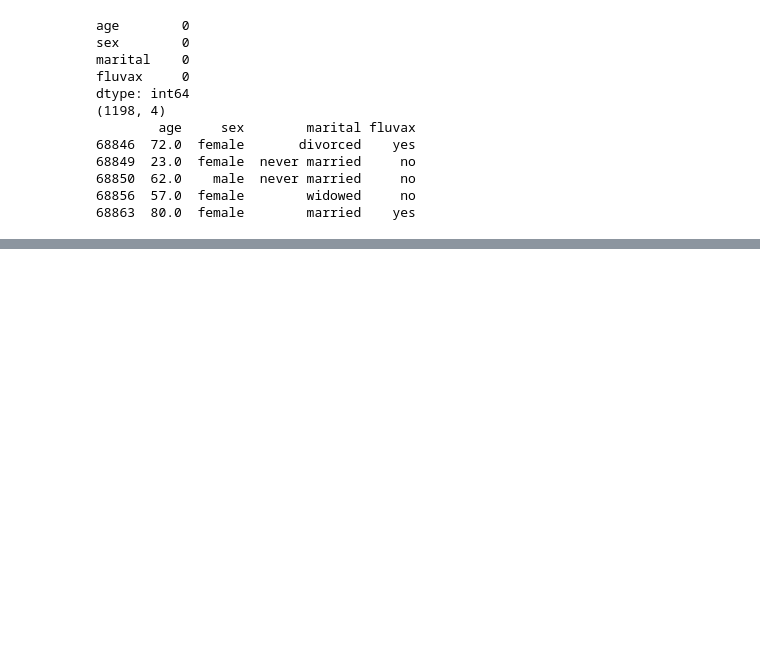
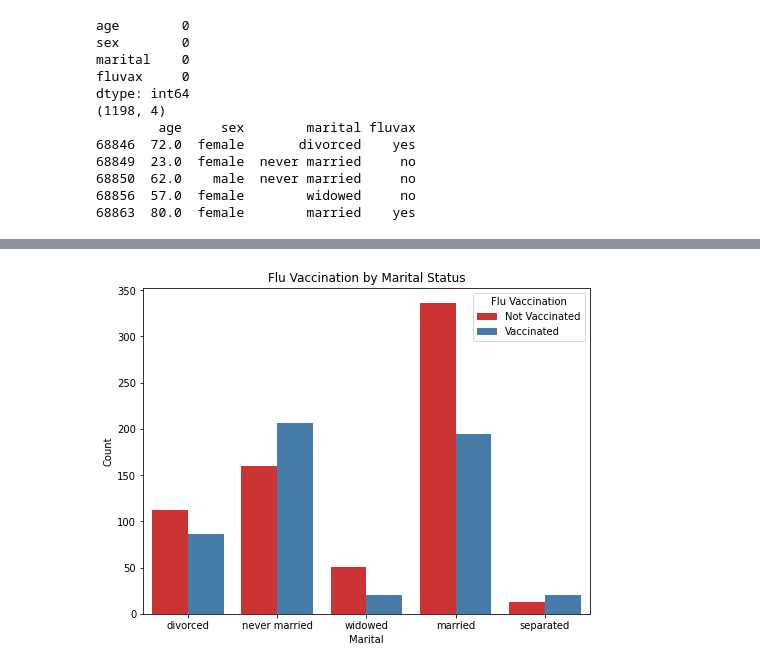
Before and after one commit to DS3001/group21, a Jupyter notebook: data_reading.ipynb, the cells around one changed output, grey strips where cells are left out. Drawn from its saved outputs; the diff is of its cells as text; code cells hidden in the pictures; blank space fills up the shorter version.

Commit message:
adding the graph for the marital status

```diff
--- a/data_reading.ipynb
+++ b/data_reading.ipynb
@@ -87,0 +88,16 @@ plt.show()
+# %%
+plt.figure(figsize=(8, 6))
+sns.countplot(x='marital', hue='fluvax', data=final_data_frame, palette='Set1')
+
+# Set labels and title
+plt.xlabel('Marital')
+plt.ylabel('Count')
+plt.title('Flu Vaccination by Marital Status')
+
+# Show the legend for the 'fluvax' values
+plt.legend(title='Flu Vaccination', labels=['Not Vaccinated', 'Vaccinated'])
+
+# Show the graph
+plt.show()
+# %% [output]
+[figure, added]
```
Also changed, not shown: parts of 2 cells of this notebook.
